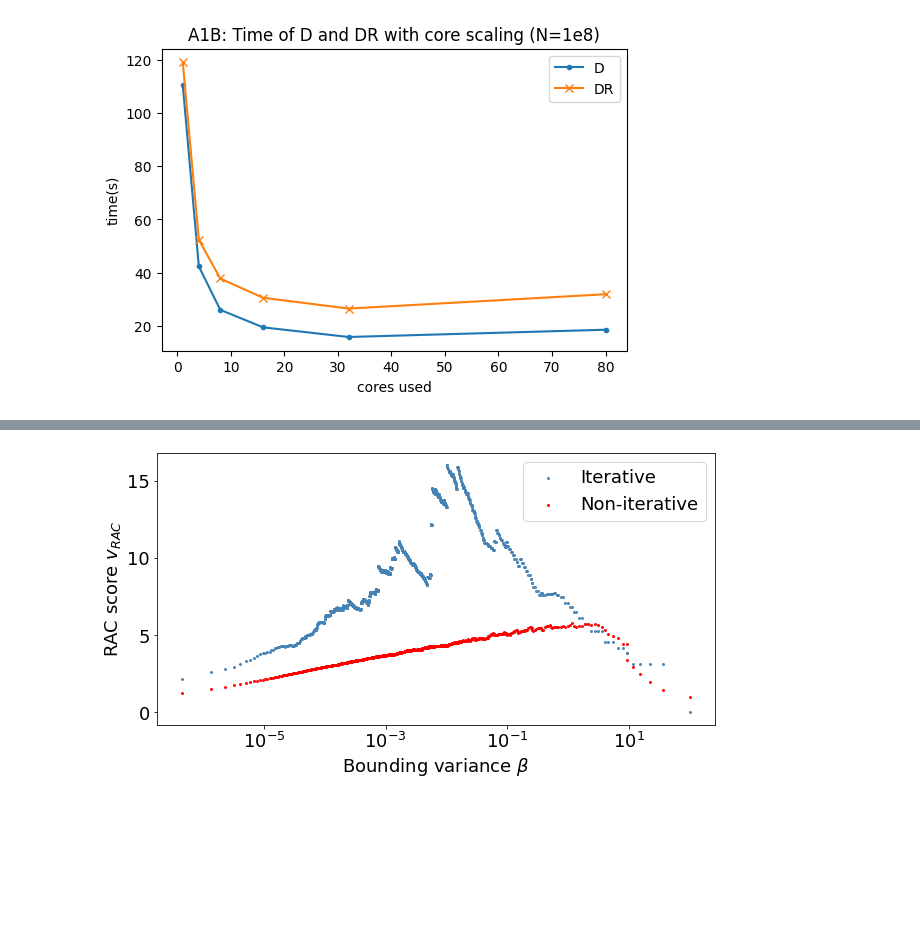
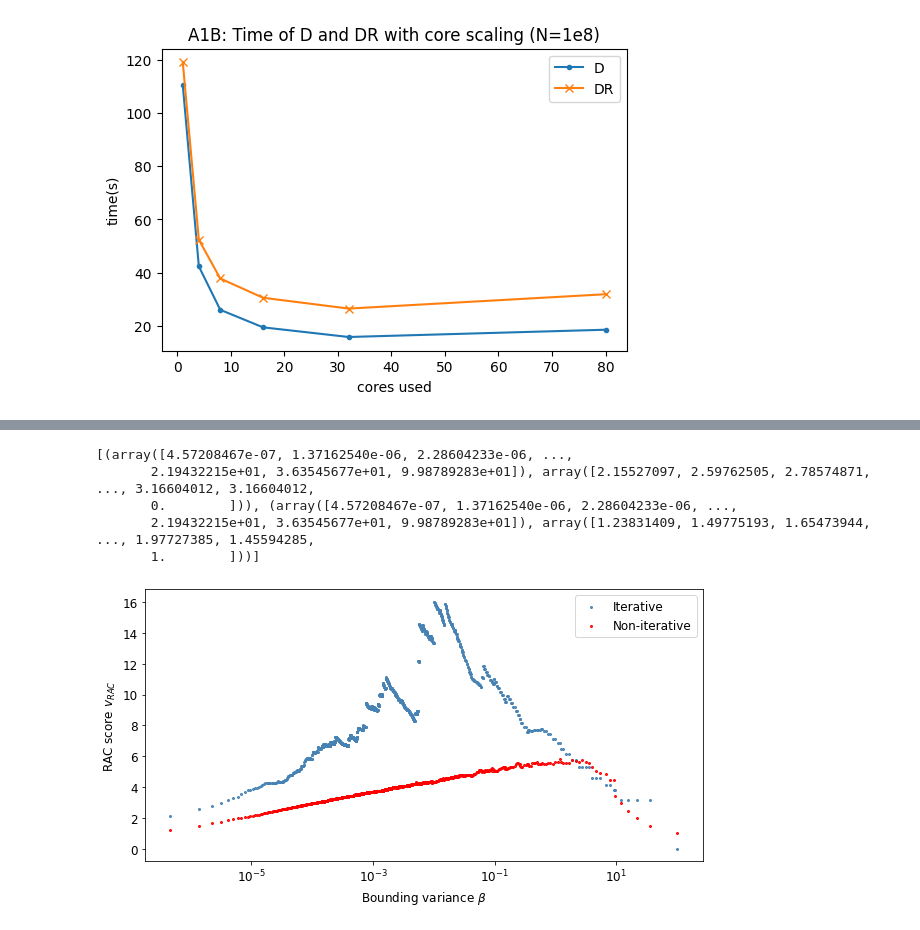
Before and after one commit to cswpy/PackageQuery, a Jupyter notebook: plots/test.ipynb, the cells around one changed output, grey strips where cells are left out. Drawn from its saved outputs; the diff is of its cells as text; code cells hidden in the pictures; blank space fills up the shorter version.

```diff
--- a/plots/test.ipynb
+++ b/plots/test.ipynb
@@ -257,7 +238,7 @@ r = Reader("DLV3.csv")
 curves = [r.get_curve(i) for i in [1, 2]]
 curves = [(X[:], np.array(Y)[:]) for (X,Y) in curves]
 # print(curves)
-n = X[0]
+n = 100000
 
 import matplotlib.pyplot as plt
 from pylab import rcParams
@@ -265,31 +246,38 @@ rcParams['figure.figsize'] = 10, 5
 #define colors to use
 col1 = 'steelblue'
 col2 = 'red'
+
+ftsize =12
 
 #define subplots
 fig,ax = plt.subplots()
 
 #add first line to plot
 ax.scatter(curves[0][0], curves[0][1], color=col1, marker='.', linewidth=2, s=4, label="Iterative")
 ax.scatter(curves[1][0], curves[1][1], color=col2, marker='.', linewidth=2, s=4, label="Non-iterative")
 #add x-axis label
 ax.set_xlabel('Bounding variance $\it{β}$', fontsize=ftsize)
 
 #add y-axis label
 ax.set_ylabel('RAC score $\it{v_{RAC}}$', fontsize=ftsize)
 
 # ax.set_yscale("log")
 ax.set_xscale("log")
 ax.legend(fontsize=ftsize)
 ax.yaxis.set_tick_params(labelsize=ftsize)
 ax.xaxis.set_tick_params(labelsize=ftsize)
 #define second y-axis that shares x-axis with current plot
 # ax2 = ax.twinx()
 
 # #add second line to plot
 # ax2.scatter(curves[1][0], curves[1][1], color=col2, marker='.', linewidth=2, s=4)
 
 # #add second y-axis label
 # ax2.set_ylabel('RWC score $\it{v_{RWC}}$', color=col2, fontsize=14)
 # %% [output]
+[(array([4.57208467e-07, 1.37162540e-06, 2.28604233e-06, ...,
+       2.19432215e+01, 3.63545677e+01, 9.98789283e+01]), array([2.15527097, 2.59762505, 2.78574871, ..., 3.16604012, 3.16604012,
+       0.        ])), (array([4.57208467e-07, 1.37162540e-06, 2.28604233e-06, ...,
+       2.19432215e+01, 3.63545677e+01, 9.98789283e+01]), array([1.23831409, 1.49775193, 1.65473944, ..., 1.97727385, 1.45594285,
+       1.        ]))]
-[figure, old version]
+[figure, new version]
```
Also changed, not shown: parts of 11 cells of this notebook, 2 other files.
